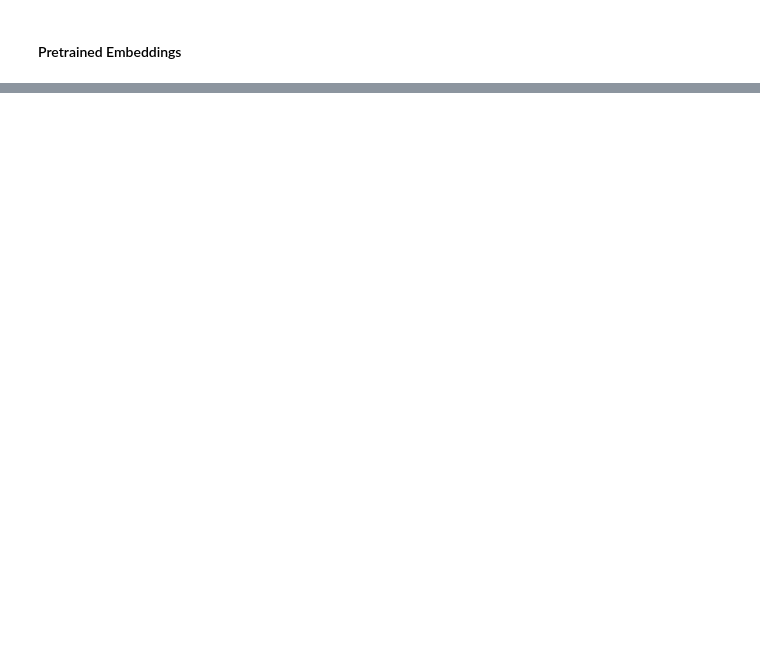
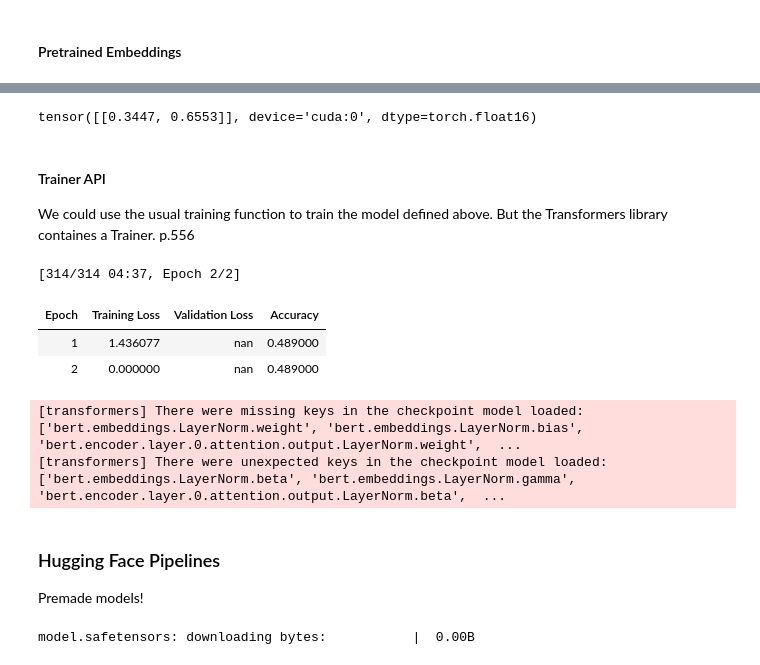
Before and after one commit to tommypolpo/geron-hands_on_ML, a Jupyter notebook: ch14.ipynb, the cells around one changed output, grey strips where cells are left out. Cells and saved outputs as stored; diff of their text form; code cells hidden in the pictures; blank space fills up the shorter version.

```diff
--- a/ch14.ipynb
+++ b/ch14.ipynb
@@ -528,0 +610,14 @@ Epoch 3/3,                      train loss: 0.5889, train metric: 69.26%, valid
+# %%
+# from transformers import AutoModelForSequenceClassification
+# AutoModel with the "bert-base-uncased" will automatically select BertForSequenceClassificatio
+from transformers import BertForSequenceClassification
+
+# Warning: the model inside BertForSequenceClassification
+# is pretrained, but the classification head is not
+# therefore we actually need to train this model! See below how it classifies the review poorly!
+
+torch.manual_seed(42)
+bert_for_binary_clf = BertForSequenceClassification.from_pretrained(
+    "bert-base-uncased", num_labels=2, dtype=torch.float16).to(device)
+    # num_labels =2 because Hugging Face treat binary classidication (e.g good/bad, as in this case)
+    # as a multiclass classification with 2 classes
@@ -528,0 +659,58 @@ Epoch 3/3,                      train loss: 0.5889, train metric: 69.26%, valid
+# %%
+torch.softmax(output.logits, dim=-1)
+# %% [output]
+tensor([[0.3447, 0.6553]], device='cuda:0', dtype=torch.float16)
+# %% [markdown]
+#### Trainer API
+We could use the usual training function to train the model defined above. But the Transformers library containes a Trainer. p.556
+# %%
+# the trainer does not work with DataLoaders but needs the text tokenized
+def tokenize_batch(batch):
+    return bert_tokenizer(batch["text"], truncation=True, max_length=200)
+
+tok_imdb_train_set = imdb_train_set.map(tokenize_batch, batched=True)
+tok_imdb_valid_set = imdb_valid_set.map(tokenize_batch, batched=True)
+tok_imdb_test_set = imdb_test_set.map(tokenize_batch, batched=True)
+# %%
+def compute_accuracy(pred):
+    return {"accuracy": (pred.label_ids == pred.predictions.argmax(-1)).mean()}
+# %%
+#Tranining configuration: the TrainingArguments object
+from transformers import TrainingArguments
+
+train_args = TrainingArguments(
+    output_dir="my_imdb_model", num_train_epochs=2,
+    per_device_train_batch_size=128, per_device_eval_batch_size=128,
+    eval_strategy="epoch", logging_strategy="epoch", save_strategy="epoch",
+    load_best_model_at_end=True, metric_for_best_model="accuracy",
+    report_to="none")
+# %%
+# the Trainer model: give it the model and the traning arguments!
+from transformers import DataCollatorWithPadding, Trainer
+
+trainer = Trainer(
+    bert_for_binary_clf, train_args, train_dataset=tok_imdb_train_set,
+    eval_dataset=tok_imdb_valid_set, compute_metrics=compute_accuracy,
+    data_collator=DataCollatorWithPadding(bert_tokenizer))
+train_output = trainer.train()
+# %% [output]
+[314/314 04:37, Epoch 2/2]
+| Epoch | Training Loss | Validation Loss | Accuracy |
+| 1 | 1.436077 | nan | 0.489000 |
+| 2 | 0.000000 | nan | 0.489000 |
+[transformers] There were missing keys in the checkpoint model loaded: ['bert.embeddings.LayerNorm.weight', 'bert.embeddings.LayerNorm.bias', 'bert.encoder.layer.0.attention.output.LayerNorm.weight',  ...
+[transformers] There were unexpected keys in the checkpoint model loaded: ['bert.embeddings.LayerNorm.beta', 'bert.embeddings.LayerNorm.gamma', 'bert.encoder.layer.0.attention.output.LayerNorm.beta',  ...
+# %% [markdown]
+### Hugging Face Pipelines
+Premade models!
+# %%
+from transformers import pipeline
+
+# if we don't specify a model, the pipeline() function will download
+# the default model for the chosen task!
+
+model_name = "distilbert-base-uncased-finetuned-sst-2-english"
+classifier_imdb = pipeline("sentiment-analysis", model=model_name,
+                           truncation=True, max_length=512)
+# %% [output]
+model.safetensors: downloading bytes:           |  0.00B
```
Also changed, not shown: parts of 31 cells of this notebook.
